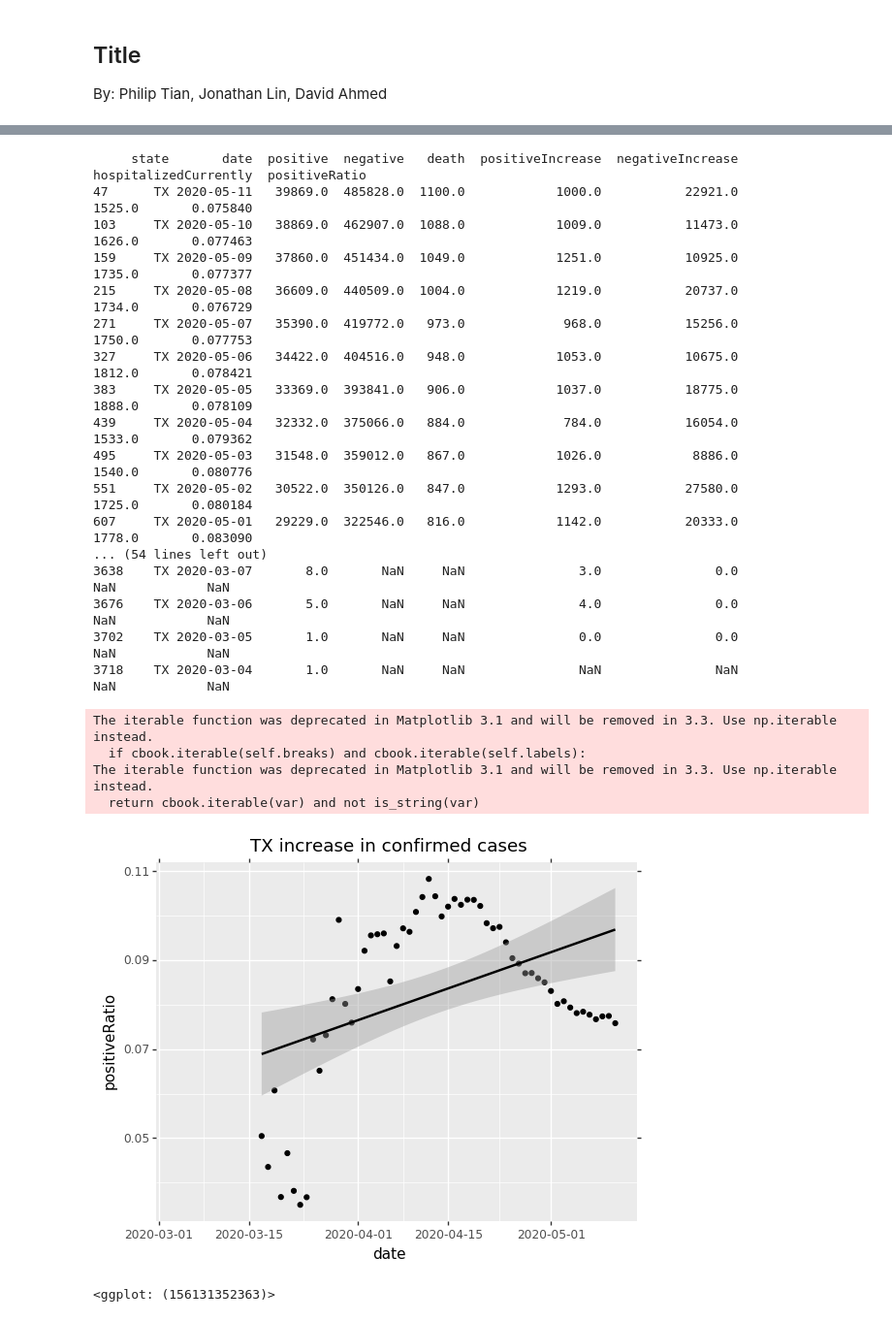
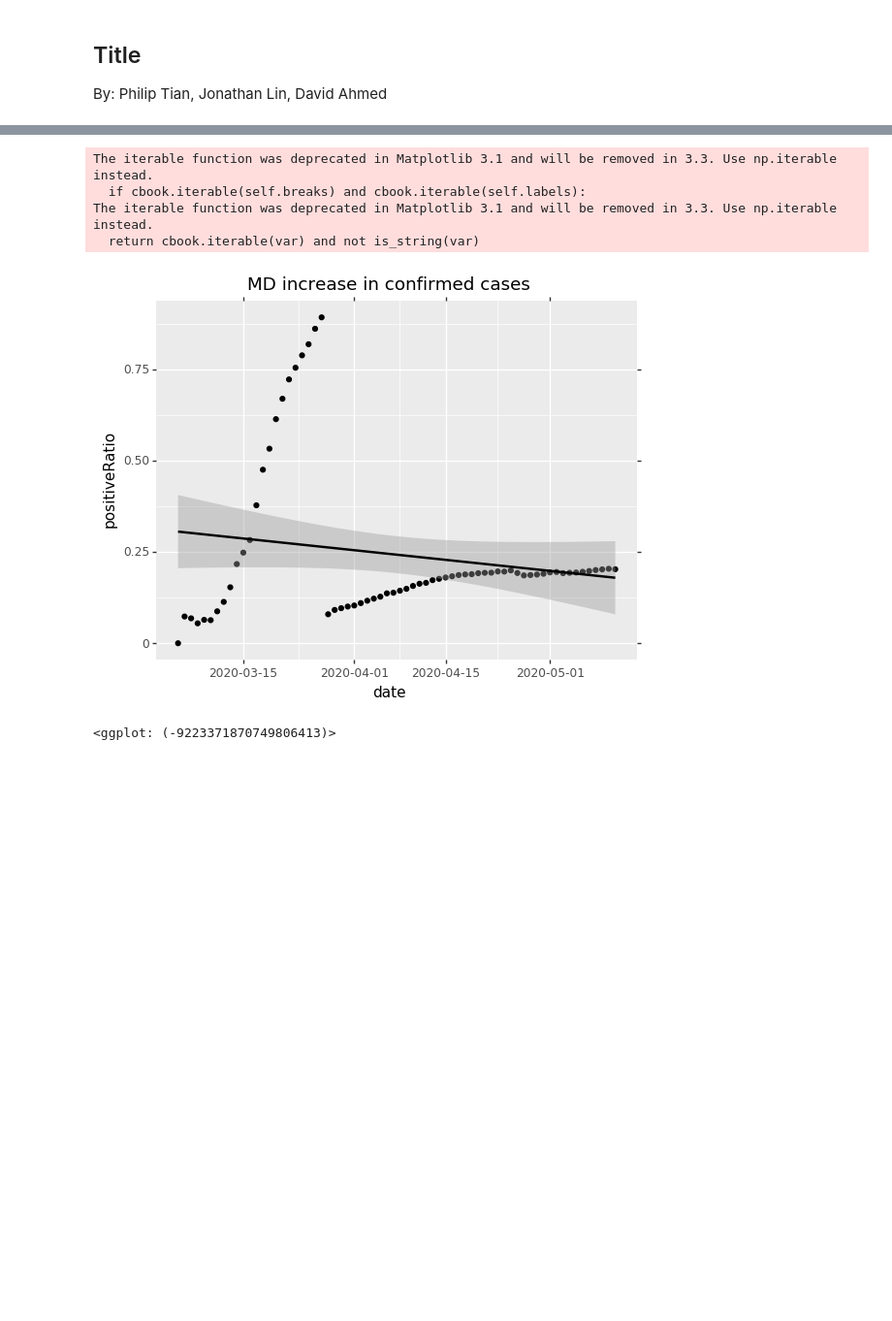
Before and after one commit to jonlin1000/jonlin1000.github.io, a Jupyter notebook: FinalProject.ipynb, the cells around one changed output, grey strips where cells are left out. Shown at 97% size. Saved outputs shown, nothing was run; the diff lists cells and outputs as text; code cells hidden in the pictures; blank space fills up the shorter version.

```diff
--- a/FinalProject.ipynb
+++ b/FinalProject.ipynb
@@ -46,31 +75,14 @@ The iterable function was deprecated in Matplotlib 3.1 and will be removed in 3.
 #TODO: make linear regression for all 56 states + US overall
 #TODO: make similar lists/graphs for deaths, for comparing ratio of positve:negative/total, and for hospitilizations
 # %%
-print(states_df[42].to_string())
-(ggplot(states_df[42],aes(y='positiveRatio',x='date'))
+#print(states_df[19].to_string())
+(ggplot(states_df[19],aes(y='positiveRatio',x='date'))
     + geom_point() + geom_smooth(method='lm')
-    + ggtitle(states_df[42].iloc[0]['state']+" increase in confirmed cases"))
+    + ggtitle(states_df[19].iloc[0]['state']+" increase in confirmed cases"))
 # %% [output]
-     state       date  positive  negative   death  positiveIncrease  negativeIncrease  hospitalizedCurrently  positiveRatio
-47      TX 2020-05-11   39869.0  485828.0  1100.0            1000.0           22921.0                 1525.0       0.075840
-103     TX 2020-05-10   38869.0  462907.0  1088.0            1009.0           11473.0                 1626.0       0.077463
-159     TX 2020-05-09   37860.0  451434.0  1049.0            1251.0           10925.0                 1735.0       0.077377
-215     TX 2020-05-08   36609.0  440509.0  1004.0            1219.0           20737.0                 1734.0       0.076729
-271     TX 2020-05-07   35390.0  419772.0   973.0             968.0           15256.0                 1750.0       0.077753
-327     TX 2020-05-06   34422.0  404516.0   948.0            1053.0           10675.0                 1812.0       0.078421
-383     TX 2020-05-05   33369.0  393841.0   906.0            1037.0           18775.0                 1888.0       0.078109
-439     TX 2020-05-04   32332.0  375066.0   884.0             784.0           16054.0                 1533.0       0.079362
-495     TX 2020-05-03   31548.0  359012.0   867.0            1026.0            8886.0                 1540.0       0.080776
-551     TX 2020-05-02   30522.0  350126.0   847.0            1293.0           27580.0                 1725.0       0.080184
-607     TX 2020-05-01   29229.0  322546.0   816.0            1142.0           20333.0                 1778.0       0.083090
-... (54 lines left out)
-3638    TX 2020-03-07       8.0       NaN     NaN               3.0               0.0                    NaN            NaN
-3676    TX 2020-03-06       5.0       NaN     NaN               4.0               0.0                    NaN            NaN
-3702    TX 2020-03-05       1.0       NaN     NaN               0.0               0.0                    NaN            NaN
-3718    TX 2020-03-04       1.0       NaN     NaN               NaN               NaN                    NaN            NaN
+The iterable function was deprecated in Matplotlib 3.1 and will be removed in 3.3. Use np.iterable instead.
+  if cbook.iterable(self.breaks) and cbook.iterable(self.labels):
+The iterable function was deprecated in Matplotlib 3.1 and will be removed in 3.3. Use np.iterable instead.
+  return cbook.iterable(var) and not is_string(var)
+[figure, new version]
-The iterable function was deprecated in Matplotlib 3.1 and will be removed in 3.3. Use np.iterable instead.
-  if cbook.iterable(self.breaks) and cbook.iterable(self.labels):
-The iterable function was deprecated in Matplotlib 3.1 and will be removed in 3.3. Use np.iterable instead.
-  return cbook.iterable(var) and not is_string(var)
+<ggplot: (-9223371870749806413)>
-[figure, old version]
-<ggplot: (156131352363)>
```
Also changed, not shown: parts of 7 cells of this notebook.
